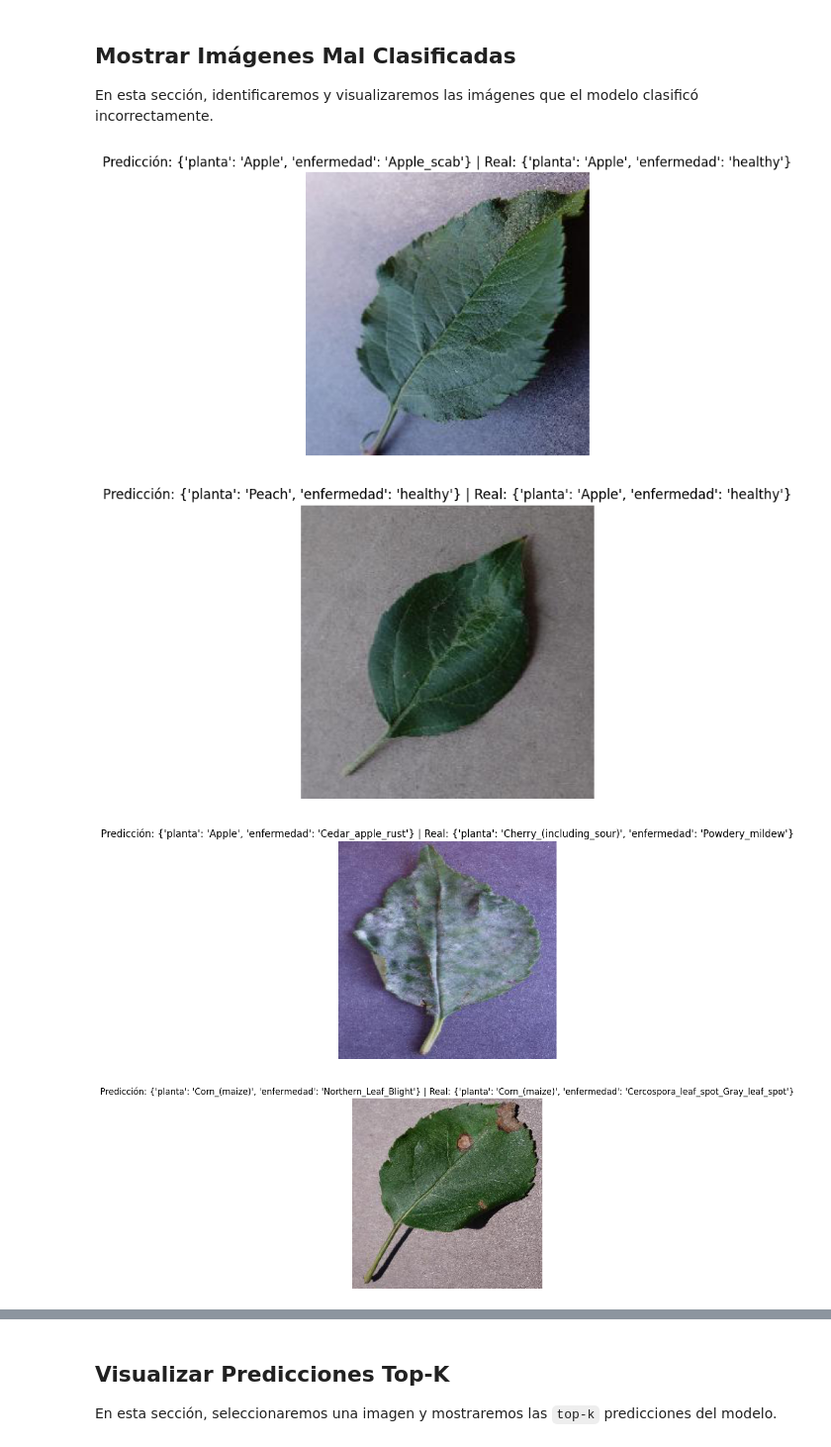
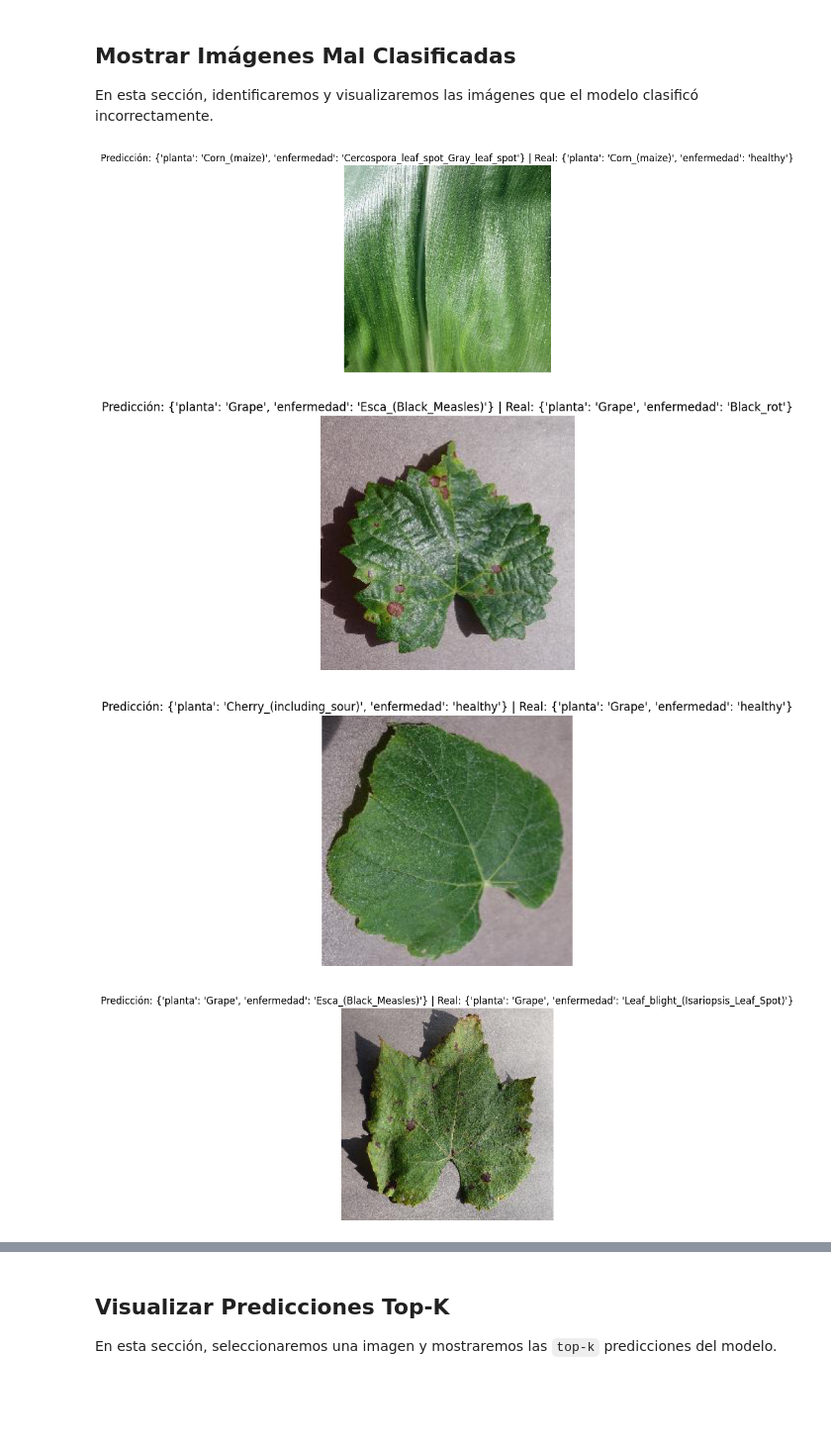
Before and after one commit to PabloRalloFes/RepoPlantas, a Jupyter notebook: notebooks/misclassified_and_topk.ipynb, the cells around one changed output, grey strips where cells are left out. Shown at 99% size. Drawn from its saved outputs; the diff is of its cells as text; code cells hidden in the pictures; blank space fills up the shorter version.

```diff
--- a/notebooks/misclassified_and_topk.ipynb
+++ b/notebooks/misclassified_and_topk.ipynb
@@ -35,28 +35,28 @@ En esta sección, identificaremos y visualizaremos las imágenes que el modelo c
 # %%
 # Función para cargar imágenes mal clasificadas
 def load_misclassified_images(experiment_path):
-    misclassified_path = os.path.join(experiment_path, "results/misclassified.json")
+    misclassified_path = os.path.join(experiment_path, "results/misclassified_test.json")
     if not os.path.exists(misclassified_path):
         print(f"⚠️ No se encontró el archivo de imágenes mal clasificadas en: {misclassified_path}")
         return []
 
     with open(misclassified_path, "r") as f:
         return json.load(f)
 
 # Visualizar imágenes mal clasificadas
 experiment = "color50"  # Cambiar por el experimento deseado
 misclassified_images = load_misclassified_images(os.path.join(EXPERIMENTS_PATH, experiment))
 
 # Mostrar las primeras 5 imágenes mal clasificadas
-for img_info in misclassified_images[:5]:
+for img_info in misclassified_images[10:15]:
     img_path = os.path.join(EXPERIMENTS_PATH, experiment, "images", img_info["filename"])
     img = Image.open(img_path)
     plt.imshow(img)
     plt.title(f"Predicción: {img_info['predicted']} | Real: {img_info['actual']}")
     plt.axis("off")
     plt.show()
 # %% [output]
-[figure, old version]
+[figure, new version]
-[figure, old version]
+[figure, new version]
-[figure, old version]
+[figure, new version]
-[figure, old version]
+[figure, new version]
```
Also changed, not shown: parts of 5 cells of this notebook, 12 other files.
